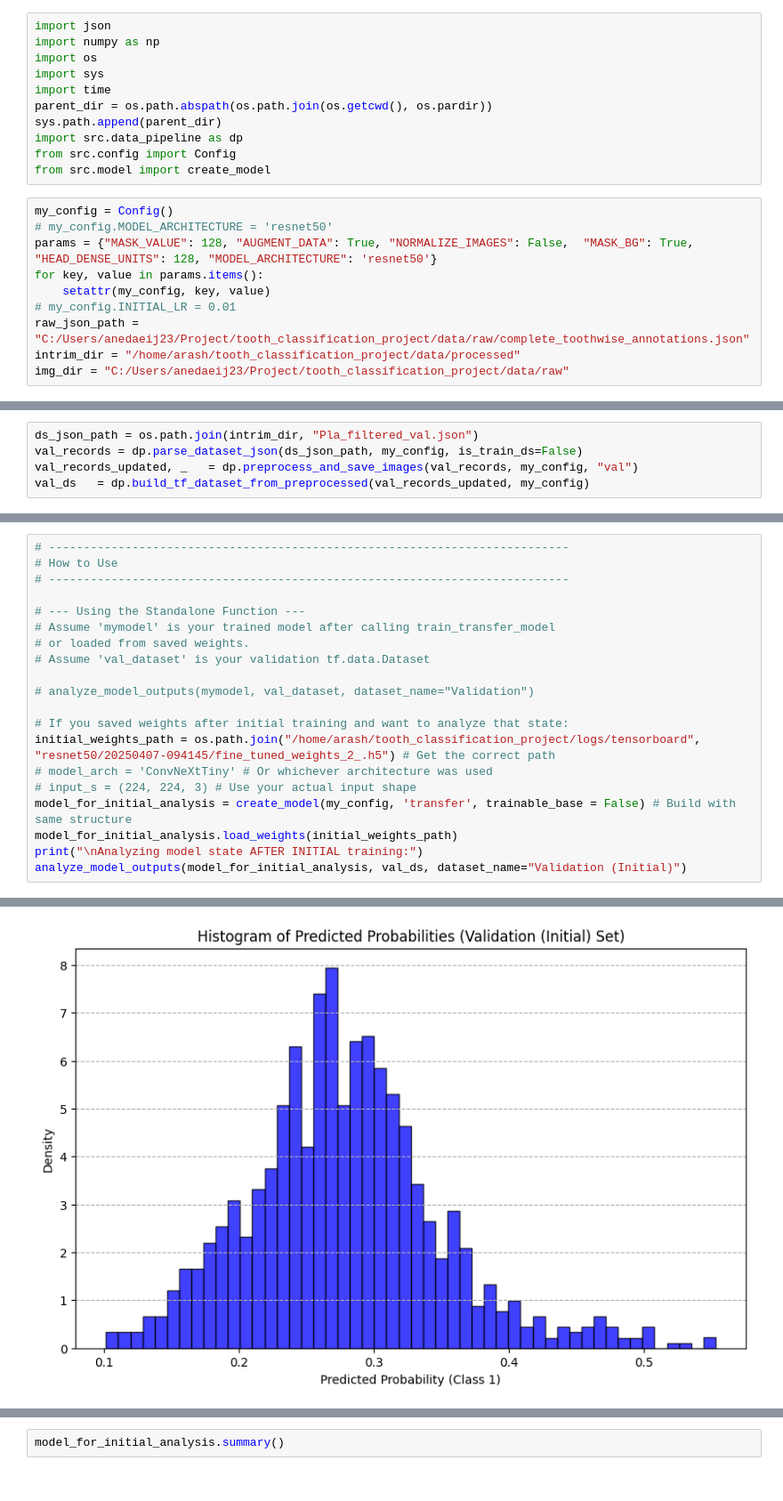
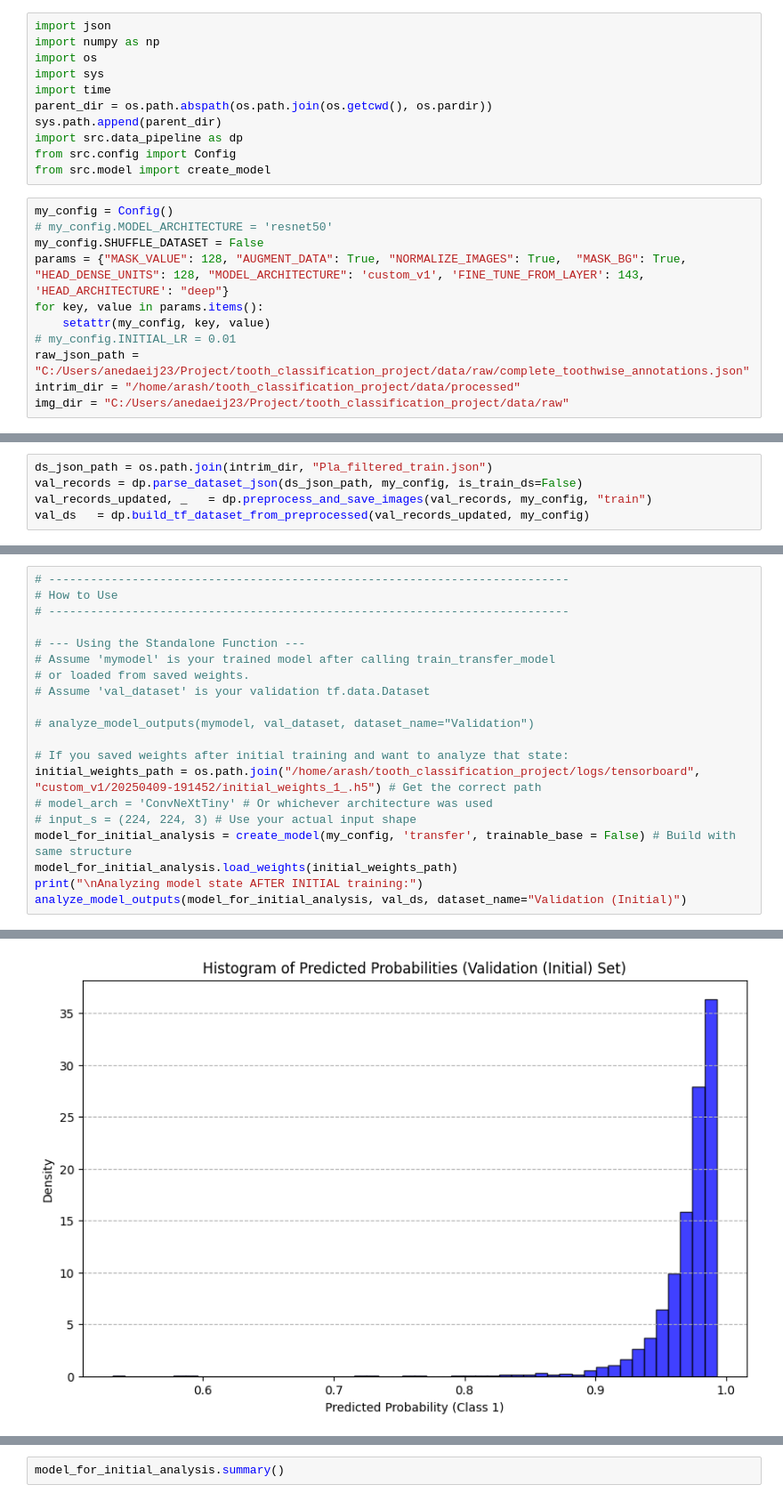
Before and after one commit to h4ppy0wl/tooth_classification_project, a Jupyter notebook: notebooks/02_model_dev.ipynb, the cells around one changed output, grey strips where cells are left out. Shown at 89% size. Cells and saved outputs as stored; diff of their text form.

Commit message:
metircs, callbacks, custom base, experiments in model_dev

```diff
--- a/notebooks/02_model_dev.ipynb
+++ b/notebooks/02_model_dev.ipynb
@@ -237,7 +237,8 @@ from src.model import create_model
 # %%
 my_config = Config()
 # my_config.MODEL_ARCHITECTURE = 'resnet50'
-params = {"MASK_VALUE": 128, "AUGMENT_DATA": True, "NORMALIZE_IMAGES": False,  "MASK_BG": True, "HEAD_DENSE_UNITS": 128, "MODEL_ARCHITECTURE": 'resnet50'}
+my_config.SHUFFLE_DATASET = False
+params = {"MASK_VALUE": 128, "AUGMENT_DATA": True, "NORMALIZE_IMAGES": True,  "MASK_BG": True, "HEAD_DENSE_UNITS": 128, "MODEL_ARCHITECTURE": 'custom_v1', 'FINE_TUNE_FROM_LAYER': 143, 'HEAD_ARCHITECTURE': "deep"}
 for key, value in params.items():
     setattr(my_config, key, value)
 # my_config.INITIAL_LR = 0.01
@@ -247,6 +252,6 @@ img_dir = "C:/Users/anedaeij23/Project/tooth_classification_project/data/raw"
 # %%
-ds_json_path = os.path.join(intrim_dir, "Pla_filtered_val.json")
+ds_json_path = os.path.join(intrim_dir, "Pla_filtered_train.json")
 val_records = dp.parse_dataset_json(ds_json_path, my_config, is_train_ds=False)
-val_records_updated, _   = dp.preprocess_and_save_images(val_records, my_config, "val")
+val_records_updated, _   = dp.preprocess_and_save_images(val_records, my_config, "train")
 val_ds   = dp.build_tf_dataset_from_preprocessed(val_records_updated, my_config)
 # %% [output]
@@ -284,7 +289,7 @@ Your kernel may have been built without NUMA support.
 # analyze_model_outputs(mymodel, val_dataset, dataset_name="Validation")
 
 # If you saved weights after initial training and want to analyze that state:
-initial_weights_path = os.path.join("/home/arash/tooth_classification_project/logs/tensorboard", "resnet50/20250407-094145/fine_tuned_weights_2_.h5") # Get the correct path
+initial_weights_path = os.path.join("/home/arash/tooth_classification_project/logs/tensorboard", "custom_v1/20250409-191452/initial_weights_1_.h5") # Get the correct path
 # model_arch = 'ConvNeXtTiny' # Or whichever architecture was used
 # input_s = (224, 224, 3) # Use your actual input shape
 model_for_initial_analysis = create_model(my_config, 'transfer', trainable_base = False) # Build with same structure
@@ -304,2 +309,2 @@ Successfully gathered 1002 labels and predictions.
 Plotting histogram of predicted probabilities...
-[figure, old version]
+[figure, new version]
```
Also changed, not shown: parts of 8 cells of this notebook, 7 other files.
